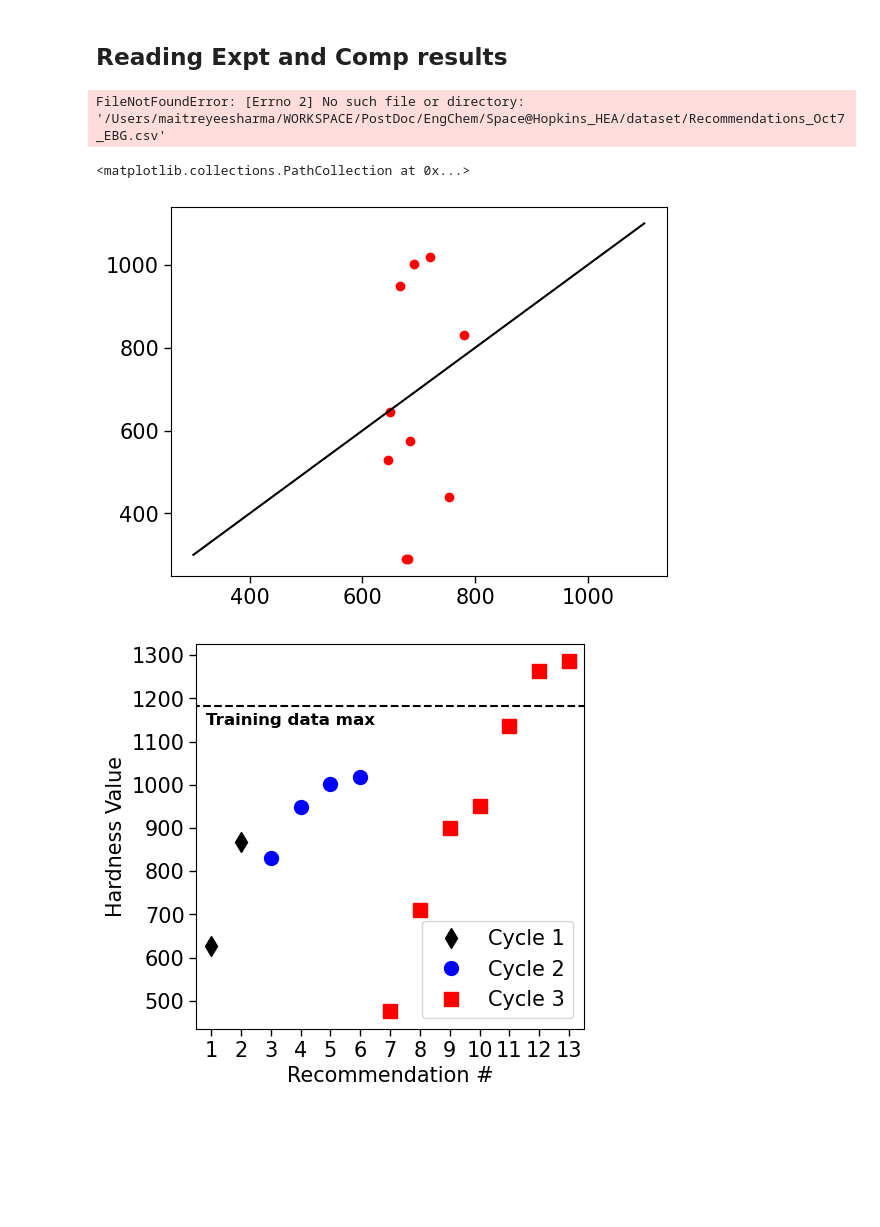
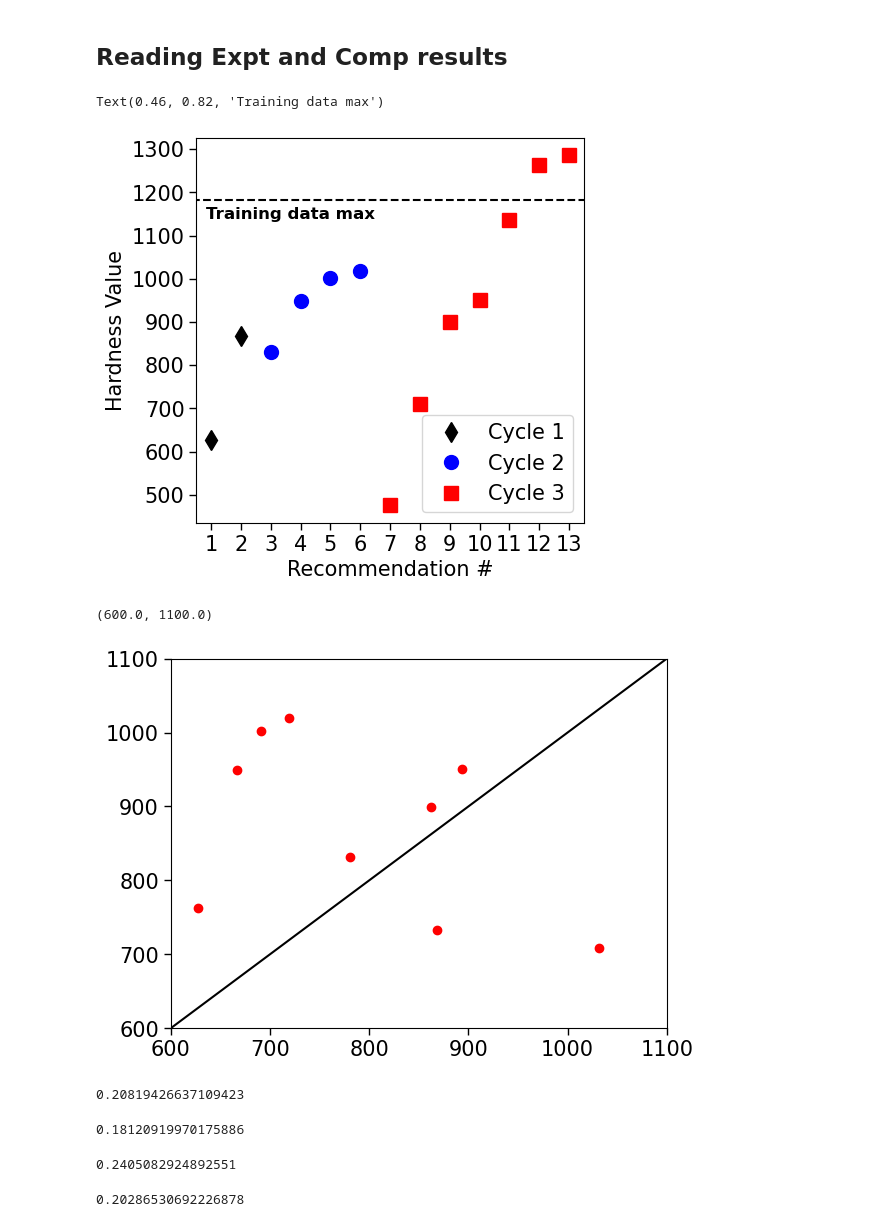
Before and after one commit to msharmap/MPEA_PAL2, a Jupyter notebook: analysis/scatterPlot_recommendations.ipynb, the cells around one changed output. Cells and saved outputs as stored; diff of their text form; code cells hidden in the pictures; blank space fills up the shorter version.

```diff
--- a/dataset/scatterPlot_recommendations.ipynb
+++ b/analysis/scatterPlot_recommendations.ipynb
@@ -30,16 +30,14 @@ plt.rcParams['axes.titlesize'] = 15
 plt.rcParams['legend.fontsize'] = 15
 
 datafile_path = '/Users/maitreyeesharma/WORKSPACE/PostDoc/EngChem/Space@Hopkins_HEA/dataset/'
-unique_alloys_training = pd.read_csv(datafile_path+'Recommendations_Oct7_EBG.csv')
+unique_alloys_training2 = pd.read_csv(datafile_path+'second_pass/Recommendations_Oct7_EBG.csv')
+unique_alloys_training3 = pd.read_csv(datafile_path+'third_pass/Recommendations_APR24_ebg.csv')
+
+unique_alloys_training1 = pd.DataFrame()
+unique_alloys_training1['Hardness_Value_predicted']=[868,627]
+unique_alloys_training1['Hardness_Value_measured']=[733,763]
-# %% [output]
-FileNotFoundError: [Errno 2] No such file or directory: '/Users/maitreyeesharma/WORKSPACE/PostDoc/EngChem/Space@Hopkins_HEA/dataset/Recommendations_Oct7_EBG.csv'
-# %%
-plt.plot([300,1100],[300,1100],'-k')
-plt.scatter(unique_alloys_training['Hardness Value'],unique_alloys_training['Experimental Hardness '],color='r')
-# %% [output]
-<matplotlib.collections.PathCollection at 0x...>
-[figure, removed]
 # %%
+## HV plot with recommendation number
 fig,ax = plt.subplots(figsize=(5,5))
 
 plt.plot([1,2],[627,868],'dk',markersize=10,label='Cycle 1')
@@ -55,8 +53,21 @@ plt.ylabel('Hardness Value')
 ax.text(0.46, 0.82, 'Training data max', transform=ax.transAxes, va='top', fontsize=12, ha='right', weight='bold')
 
 
-plt.savefig('/Users/maitreyeesharma/WORKSPACE/PostDoc/EngChem/'+
-            'Space@Hopkins_HEA/dataset/recommendations_measurements.pdf',
-            bbox_inches='tight')
+# plt.savefig('/Users/maitreyeesharma/WORKSPACE/PostDoc/EngChem/'+
+#             'Space@Hopkins_HEA/dataset/recommendations_measurements.pdf',
+#             bbox_inches='tight')
 # %% [output]
+Text(0.46, 0.82, 'Training data max')
 [figure]
+# %%
+## Scatter plot of predicted versus measured HV
+plt.plot([300,1100],[300,1100],'-k')
+plt.scatter(unique_alloys_training1['Hardness_Value_predicted'],unique_alloys_training1['Hardness_Value_measured'],color='r')
+plt.scatter(unique_alloys_training2['Hardness_Value_predicted'],unique_alloys_training2['Hardness_Value_measured'],color='r')
+plt.scatter(unique_alloys_training3['Hardness_Value_predicted'],unique_alloys_training3['Hardness_Value_measured'],color='r')
+
+plt.xlim([600,1100])
+plt.ylim([600,1100])
+# %% [output]
+(600.0, 1100.0)
+[figure, added]
@@ -62,0 +86,16 @@ plt.savefig('/Users/maitreyeesharma/WORKSPACE/PostDoc/EngChem/'+
+# %%
+error
+# %% [output]
+0.20819426637109423
+# %%
+error1
+# %% [output]
+0.18120919970175886
+# %%
+error2
+# %% [output]
+0.2405082924892551
+# %%
+error3
+# %% [output]
+0.20286530692226878
```
Also changed, not shown: parts of 1 cell of this notebook, 8 other files.
